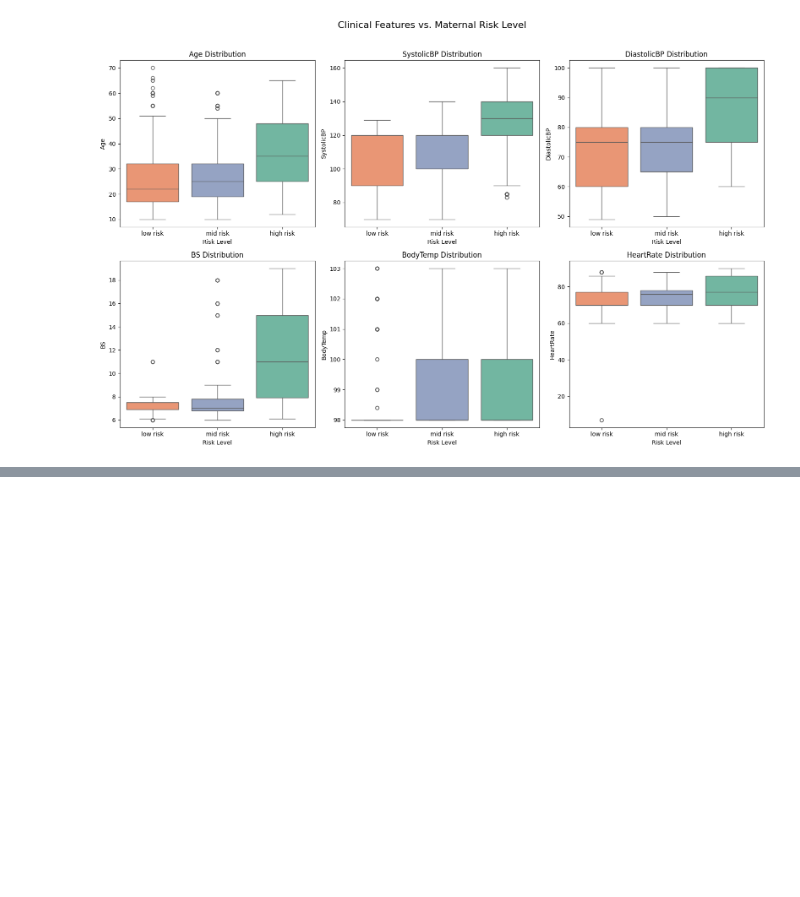
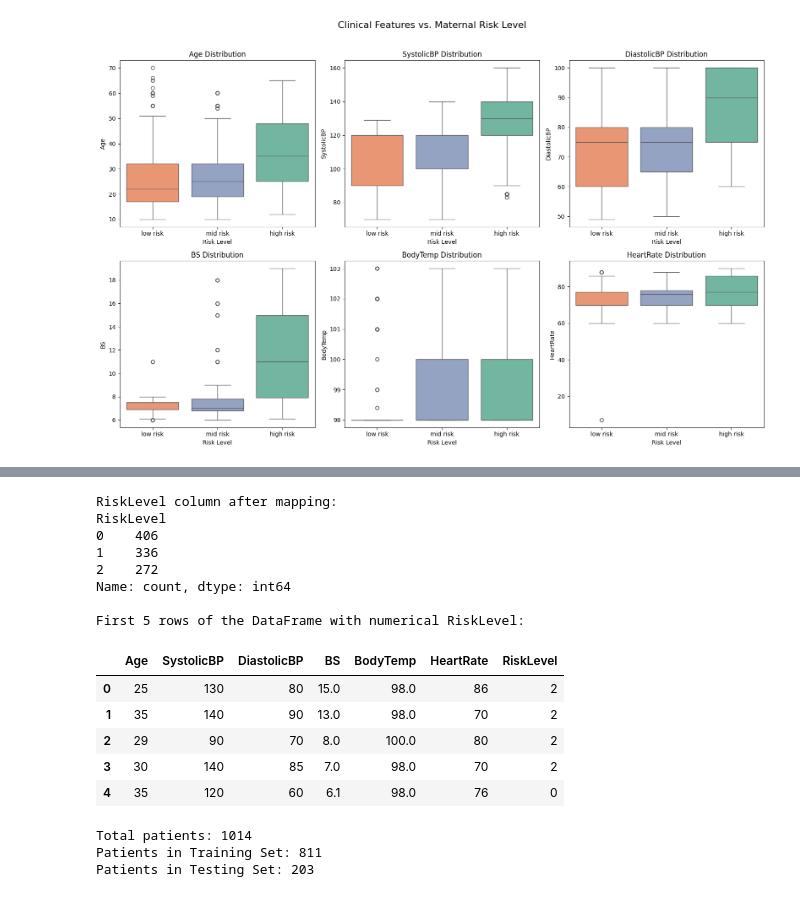
Before and after one commit to mahmooda23/Early-Risk-Stratification-of-Maternal-Complications-during-Pregnancy-, a Jupyter notebook: predict_risk_during_pregnancy.ipynb, the cells around one changed output, grey strips where cells are left out. Cells and saved outputs as stored; diff of their text form; code cells hidden in the pictures; blank space fills up the shorter version.

```diff
--- a/predict_risk_during_pregnancy.ipynb
+++ b/predict_risk_during_pregnancy.ipynb
@@ -144,0 +154,56 @@ plt.show()
+# %%
+#encode the categorical variables
+
+risk_level_mapping = {
+    'low risk': 0,
+    'mid risk': 1,
+    'high risk': 2
+}
+df['RiskLevel'] = df['RiskLevel'].map(risk_level_mapping)
+
+print("RiskLevel column after mapping:")
+print(df['RiskLevel'].value_counts())
+print("\nFirst 5 rows of the DataFrame with numerical RiskLevel:")
+display(df.head())
+# %% [output]
+RiskLevel column after mapping:
+RiskLevel
+0    406
+1    336
+2    272
+Name: count, dtype: int64
+
+First 5 rows of the DataFrame with numerical RiskLevel:
+|  | Age | SystolicBP | DiastolicBP | BS | BodyTemp | HeartRate | RiskLevel |
+| 0 | 25 | 130 | 80 | 15.0 | 98.0 | 86 | 2 |
+| 1 | 35 | 140 | 90 | 13.0 | 98.0 | 70 | 2 |
+| 2 | 29 | 90 | 70 | 8.0 | 100.0 | 80 | 2 |
+| 3 | 30 | 140 | 85 | 7.0 | 98.0 | 70 | 2 |
+| 4 | 35 | 120 | 60 | 6.1 | 98.0 | 76 | 0 |
+# %%
+# 1. Isolate Features (X) and Target (y)
+# X contains all clinical measurements; y contains what I am trying to predict
+
+X = df.drop('RiskLevel', axis=1)
+y = df['RiskLevel']
+
+# 2. Perform the Split
+# I use 80% of the data to train the model, and hold back 20% to test it.
+
+X_train, X_test, y_train, y_test = train_test_split(
+    X,
+    y,
+    test_size = 0.2,
+    random_state = 42,
+    stratify = y
+)
+
+# 3. Verify the split (Great to include in a project report)
+
+print(f"Total patients: {len(df)}")
+print(f"Patients in Training Set: {len(X_train)}")
+print(f"Patients in Testing Set: {len(X_test)}")
+# %% [output]
+Total patients: 1014
+Patients in Training Set: 811
+Patients in Testing Set: 203
```
Also changed, not shown: parts of 1 cell of this notebook.
